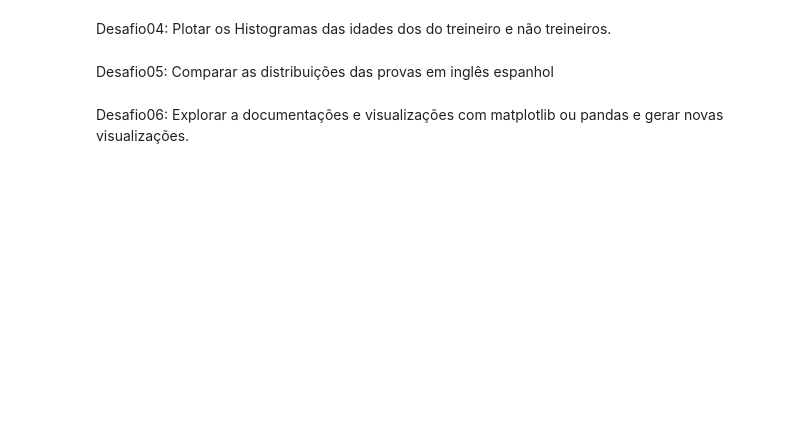
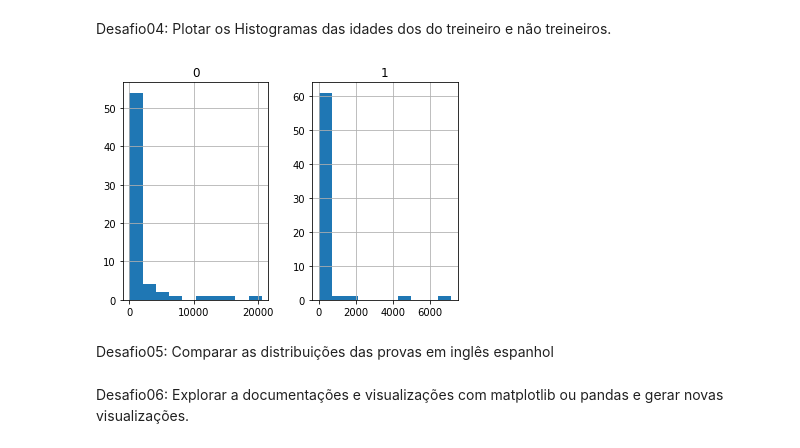
Before and after one commit to nickvgs/imers-o_dados_2020_alura_2ed, a Jupyter notebook: Desafios_Aula01.ipynb, the cells around one changed output. Drawn from its saved outputs; the diff is of its cells as text; code cells hidden in the pictures; blank space fills up the shorter version.

```diff
--- a/Desafios_Aula01.ipynb
+++ b/Desafios_Aula01.ipynb
@@ -48,5 +61,10 @@ Desafio03: Adicionar título no gráfico
 # %% [markdown]
 Desafio04: Plotar os Histogramas das idades dos do treineiro e não treineiros.
+# %%
+#CROSSTAB TREINEIRO/IDADE
+pd.crosstab(index=dados['NU_IDADE'], columns=dados['IN_TREINEIRO']).hist();
+# %% [output]
+[figure, added]
 # %% [markdown]
 Desafio05: Comparar as distribuições das provas em inglês espanhol
 # %% [markdown]
```
Also changed, not shown: parts of 2 cells of this notebook.
